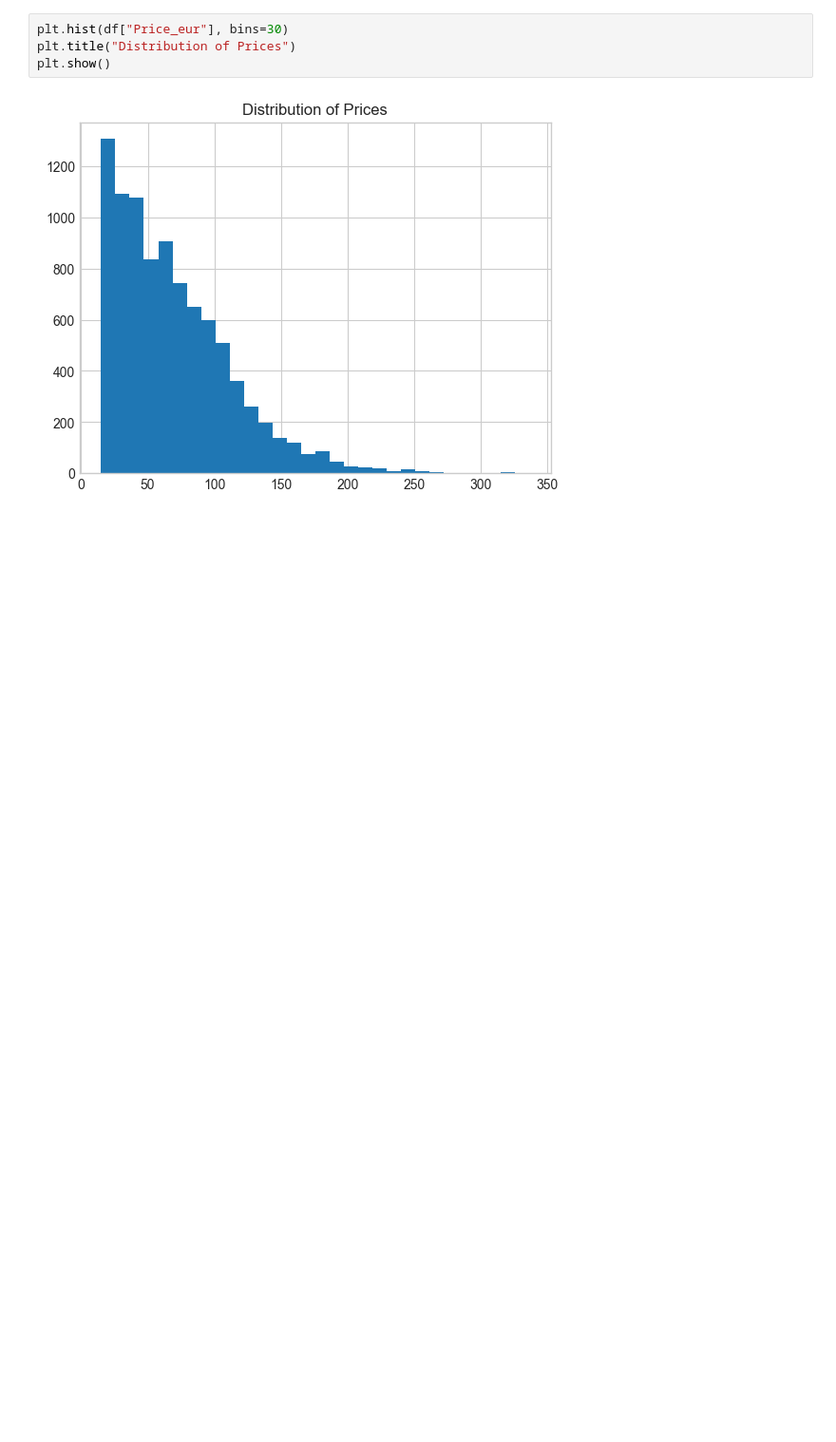
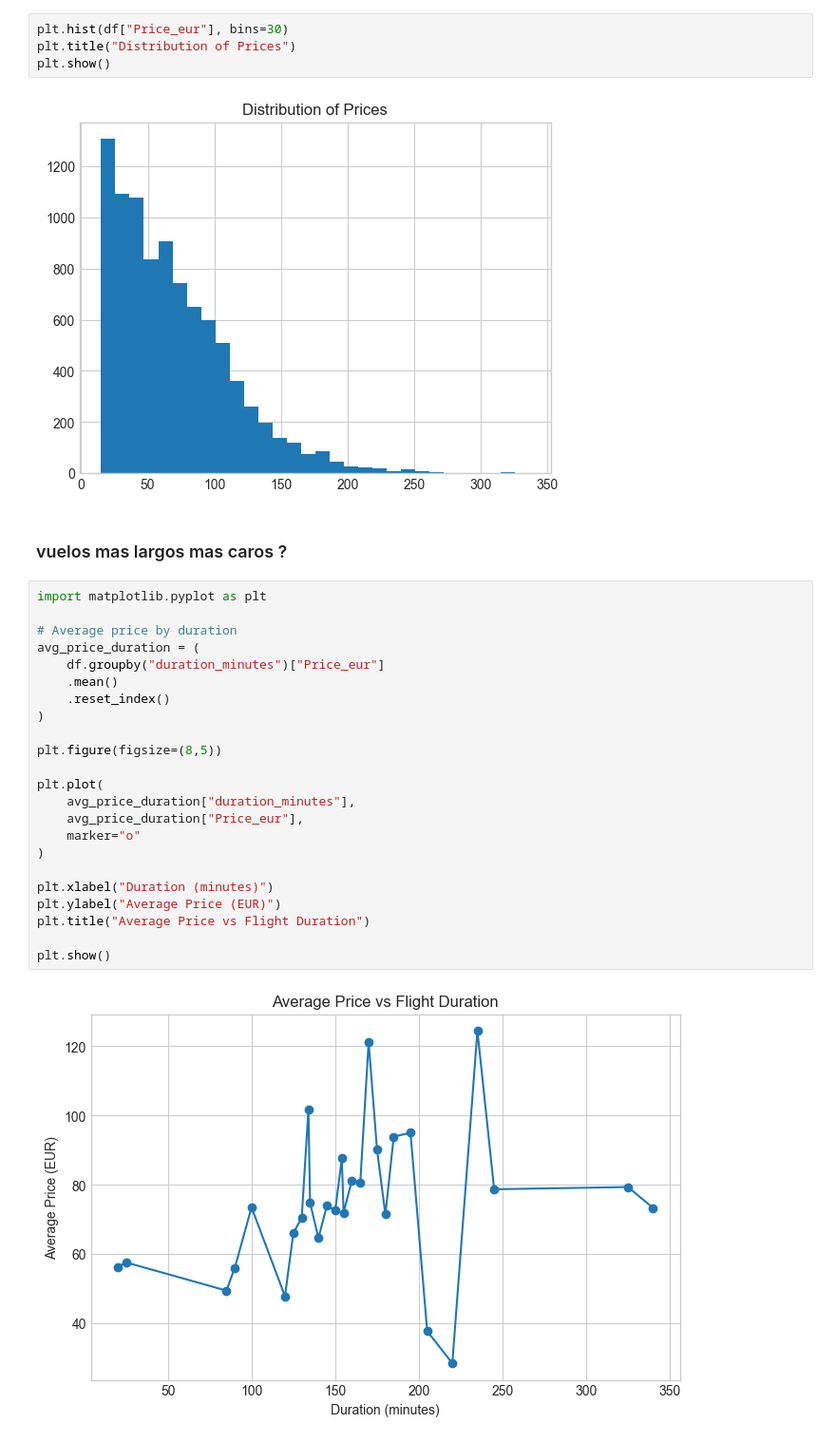
Before and after one commit to mopamerlin-boop/Portafolio, a Jupyter notebook: Ryanair/2Ryanair_an.ipynb, the cells around one changed output. Shown at 95% size. Drawn from its saved outputs; the diff is of its cells as text; blank space fills up the shorter version.

```diff
--- a/Ryanair/2Ryanair_an.ipynb
+++ b/Ryanair/2Ryanair_an.ipynb
@@ -840,3 +840,30 @@ plt.title("Distribution of Prices")
 plt.show()
 # %% [output]
 [figure]
+# %% [markdown]
+### vuelos mas largos mas caros ?
+# %%
+import matplotlib.pyplot as plt
+
+# Average price by duration
+avg_price_duration = (
+    df.groupby("duration_minutes")["Price_eur"]
+    .mean()
+    .reset_index()
+)
+
+plt.figure(figsize=(8,5))
+
+plt.plot(
+    avg_price_duration["duration_minutes"],
+    avg_price_duration["Price_eur"],
+    marker="o"
+)
+
+plt.xlabel("Duration (minutes)")
+plt.ylabel("Average Price (EUR)")
+plt.title("Average Price vs Flight Duration")
+
+plt.show()
+# %% [output]
+[figure, added]
```
Also changed, not shown: parts of 1 cell of this notebook.
